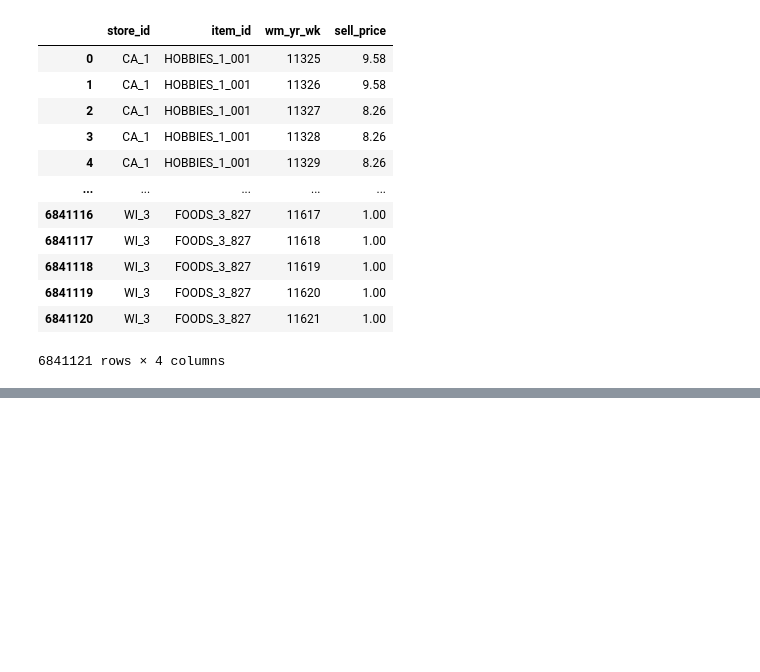
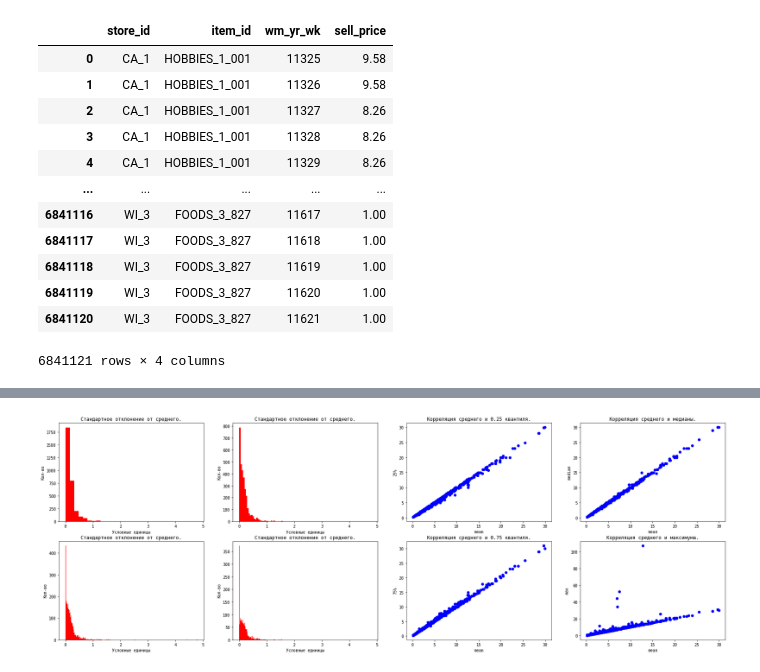
Before and after one commit to DaveMSU/Kaggle, a Jupyter notebook: M5_Forecasting/Solution(rus).ipynb, the cells around one changed output, grey strips where cells are left out. Cells and saved outputs as stored; diff of their text form; code cells hidden in the pictures; blank space fills up the shorter version.

```diff
--- a/M5_Forecasting/Solution(rus).ipynb
+++ b/M5_Forecasting/Solution(rus).ipynb
@@ -150,0 +434,40 @@ price_df
+# %%
+plt.rc('figure', figsize=(30,10))
+fig, axes = plt.subplots(2, 4)
+bin_list = [30,100,300,600]
+
+for id_ in range(4):
+  row_id = int(id_ / 2)
+  col_id = id_ % 2
+  axes[row_id,col_id].hist(desс_pr_df['std'].to_list(), bins=bin_list[id_], color='r', alpha=1);
+  axes[row_id,col_id].set_title('Стандартное отклонение от среднего.')
+  axes[row_id,col_id].set_xlabel('Условные единицы')
+  axes[row_id,col_id].set_ylabel('Кол-во')
+
+
+axes[0,2].scatter(desс_pr_df['mean'].to_list(), desс_pr_df['25%'].to_list(), color='b', alpha=1)
+axes[0,2].set_title('Корреляция среднего и 0.25 квантиля.')
+axes[0,2].set_xlabel('mean')
+axes[0,2].set_ylabel('25%')
+
+axes[0,3].scatter(desс_pr_df['mean'].to_list(), desс_pr_df['50%'].to_list(), color='b', alpha=1)
+axes[0,3].set_title('Корреляция среднего и медианы.')
+axes[0,3].set_xlabel('mean')
+axes[0,3].set_ylabel('median')
+
+axes[1,2].scatter(desс_pr_df['mean'].to_list(), desс_pr_df['75%'].to_list(), color='b', alpha=1)
+axes[1,2].set_title('Корреляция среднего и 0.75 квантиля.')
+axes[1,2].set_xlabel('mean')
+axes[1,2].set_ylabel('75%')
+
+axes[1,3].scatter(desс_pr_df['mean'].to_list(), desс_pr_df['max'].to_list(), color='b', alpha=1)
+axes[1,3].set_title('Корреляция среднего и максимума.')
+axes[1,3].set_xlabel('mean')
+axes[1,3].set_ylabel('max')
+
+plt.subplots_adjust(wspace=0.2, hspace=0.2) # Задаем пустое пространство между графиками.
+
+plt.show()
+plt.close()
+# %% [output]
+[figure, added]
```
Also changed, not shown: parts of 264 cells of this notebook.
